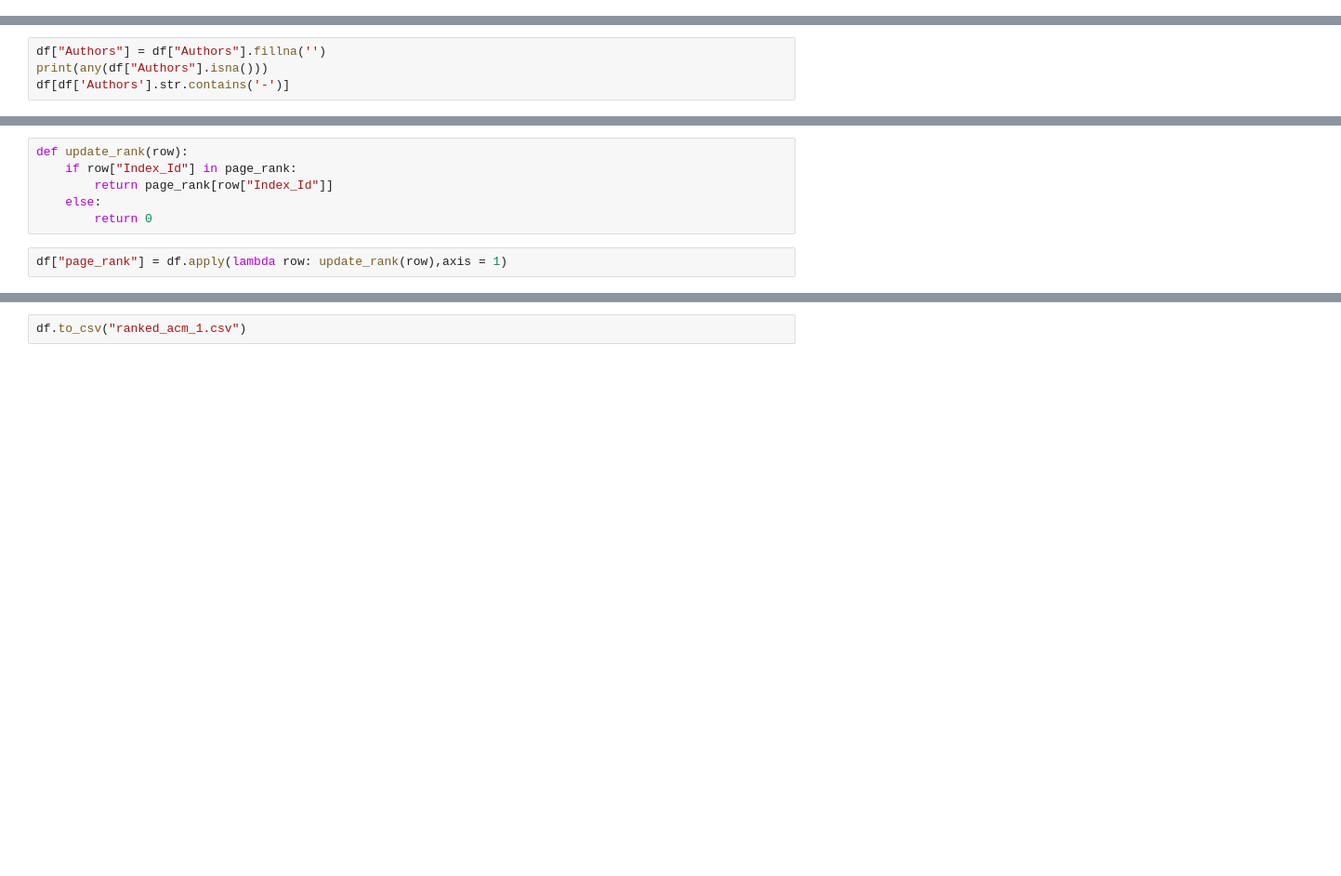
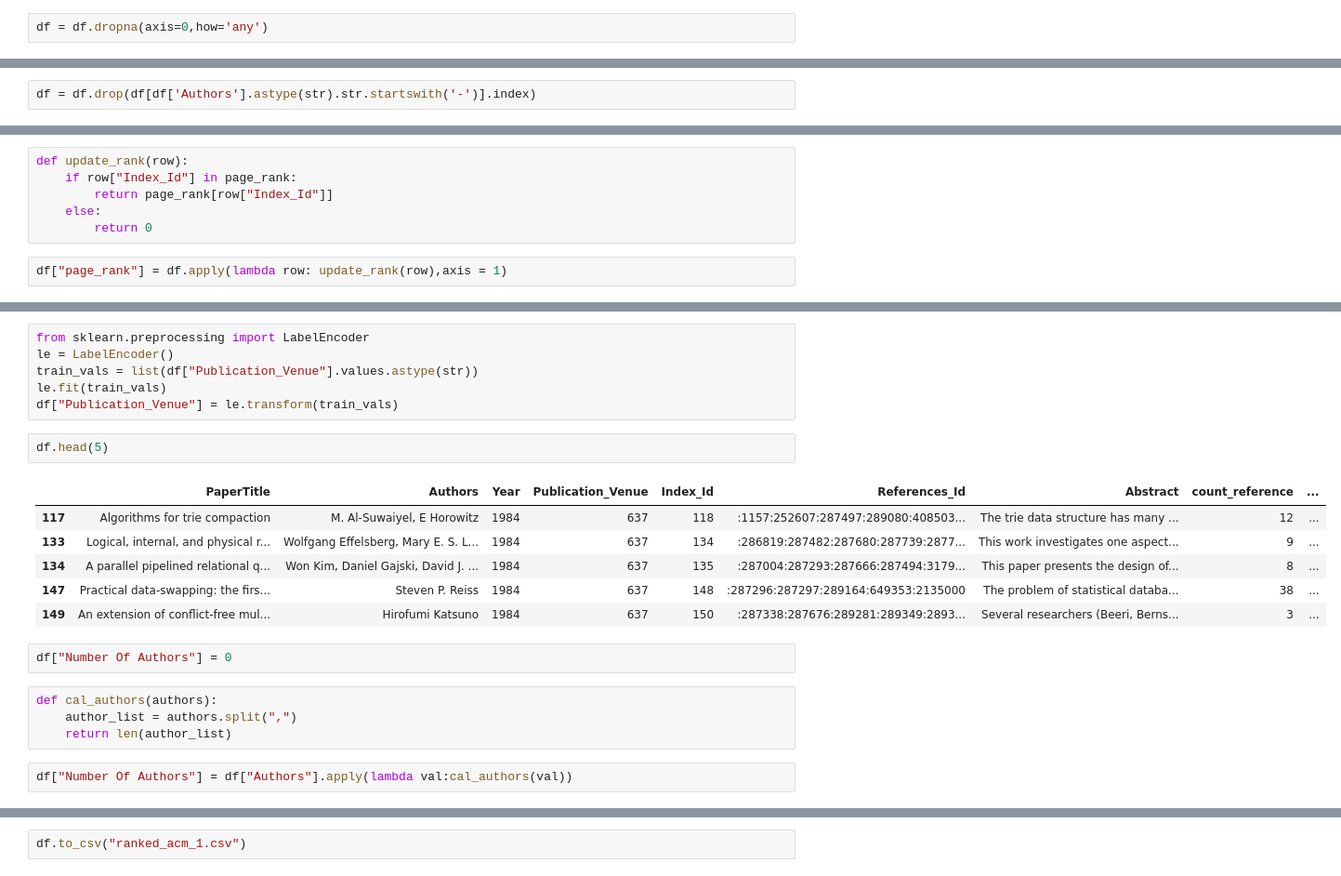
Before and after one commit to divvyam/APR, a Jupyter notebook: kernel_gagan.ipynb, the cells around one changed output, grey strips where cells are left out. Shown at 93% size. Cells and saved outputs as stored; diff of their text form; blank space fills up the shorter version.

```diff
--- a/kernel_gagan.ipynb
+++ b/kernel_gagan.ipynb
@@ -64,3 +69,5 @@ References_Id        1344739
 Abstract              713788
 count_reference            0
 dtype: int64
+# %%
+df = df.dropna(axis=0,how='any')
@@ -66,0 +98,2 @@ dtype: int64
+# %%
+df = df.drop(df[df['Authors'].astype(str).str.startswith('-')].index)
@@ -139,4 +209,0 @@ df.isna().sum()
-# %%
-df["Authors"] = df["Authors"].fillna('')
-print(any(df["Authors"].isna()))
-df[df['Authors'].str.contains('-')]
@@ -236,0 +308,23 @@ Name: page_rank, dtype: float64
+# %%
+from sklearn.preprocessing import LabelEncoder
+le = LabelEncoder()
+train_vals = list(df["Publication_Venue"].values.astype(str))
+le.fit(train_vals)
+df["Publication_Venue"] = le.transform(train_vals)
+# %%
+df.head(5)
+# %% [output]
+|  | PaperTitle | Authors | Year | Publication_Venue | Index_Id | References_Id | Abstract | count_reference | ... |
+| 117 | Algorithms for trie compaction | M. Al-Suwaiyel, E Horowitz | 1984 | 637 | 118 | :1157:252607:287497:289080:408503... | The trie data structure has many ... | 12 | ... |
+| 133 | Logical, internal, and physical r... | Wolfgang Effelsberg, Mary E. S. L... | 1984 | 637 | 134 | :286819:287482:287680:287739:2877... | This work investigates one aspect... | 9 | ... |
+| 134 | A parallel pipelined relational q... | Won Kim, Daniel Gajski, David J. ... | 1984 | 637 | 135 | :287004:287293:287666:287494:3179... | This paper presents the design of... | 8 | ... |
+| 147 | Practical data-swapping: the firs... | Steven P. Reiss | 1984 | 637 | 148 | :287296:287297:289164:649353:2135000 | The problem of statistical databa... | 38 | ... |
+| 149 | An extension of conflict-free mul... | Hirofumi Katsuno | 1984 | 637 | 150 | :287338:287676:289281:289349:2893... | Several researchers (Beeri, Berns... | 3 | ... |
+# %%
+df["Number Of Authors"] = 0
+# %%
+def cal_authors(authors):
+    author_list = authors.split(",")
+    return len(author_list)
+# %%
+df["Number Of Authors"] = df["Authors"].apply(lambda val:cal_authors(val))
```
Also changed, not shown: parts of 33 cells of this notebook.
